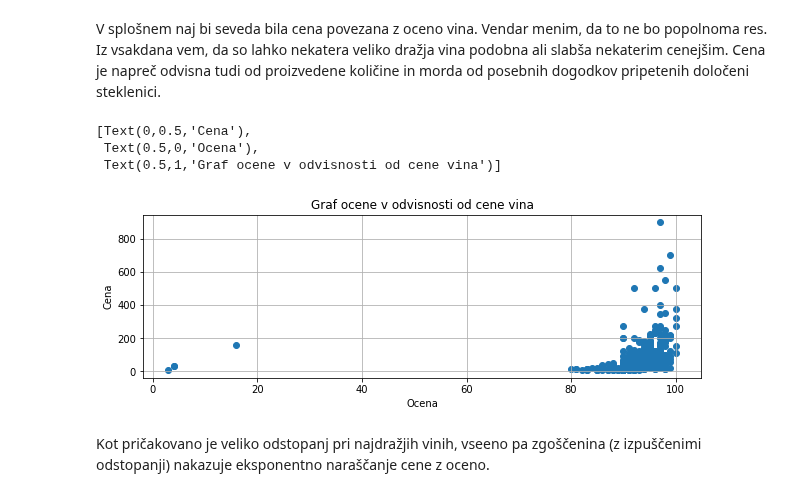
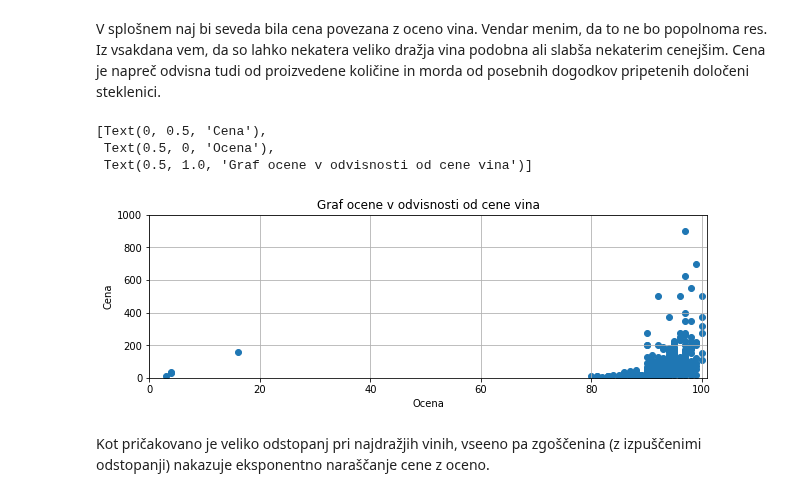
Before and after one commit to ajdalemut/vina, a Jupyter notebook: Vina.ipynb, the cells around one changed output. Cells and saved outputs as stored; diff of their text form; code cells hidden in the pictures.

Commit message:
Popravki README in analize
manjši popravki šumnikov v readme,
v analizi je pandas spremenil tip letnikov,  spremenila nazaj v int

```diff
--- a/Vina.ipynb
+++ b/Vina.ipynb
@@ -11,13 +11,15 @@ import numpy as np
 import matplotlib.pyplot as plt
 %matplotlib inline
 
-vina = pd.read_csv('obdelani-podatki/vina.csv', index_col='id', dtype = object)
-#dtype = object, sicer pandas spremeni letnike v float
+vina = pd.read_csv('obdelani-podatki/vina.csv', index_col='id')
 okusi = pd.read_csv('obdelani-podatki/okusi.csv')
 vonji = pd.read_csv('obdelani-podatki/vonji.csv')
 
 pd.options.display.max_rows = 20
 
+#pandas spreminja tipe objektov, mi pa vseeno želimo, da bojo letniki tipa int, nepodani letniki pa bodo označeni z 0
+vina['letnik'] = vina['letnik'].fillna(0).astype('int')
+
 vina
 # %% [output]
 |  | ime | barva | letnik | drzava | regija | cena | alkohol | zaprtje | ocena |
@@ -341,14 +345,16 @@ V splošnem naj bi seveda bila cena povezana z oceno vina. Vendar menim, da to n
 # %%
 plt.figure(figsize = (10,3))
 plt.scatter(vina.ocena, vina.cena )
+plt.ylim(0,vina_z_oceno.cena.max() + 100)
+plt.xlim(0,101)
 ax = plt.gca()
 ax.grid()
 ax.set(xlabel = 'Ocena', ylabel = 'Cena', title = 'Graf ocene v odvisnosti od cene vina')
 # %% [output]
-[Text(0,0.5,'Cena'),
- Text(0.5,0,'Ocena'),
- Text(0.5,1,'Graf ocene v odvisnosti od cene vina')]
+[Text(0, 0.5, 'Cena'),
+ Text(0.5, 0, 'Ocena'),
+ Text(0.5, 1.0, 'Graf ocene v odvisnosti od cene vina')]
-[figure, old version]
+[figure, new version]
 # %% [markdown]
 Kot pričakovano je veliko odstopanj pri najdražjih vinih, vseeno pa zgoščenina (z izpuščenimi odstopanji) nakazuje eksponentno naraščanje cene z oceno.
 # %% [markdown]
```
Also changed, not shown: parts of 15 cells of this notebook, 1 other file.
